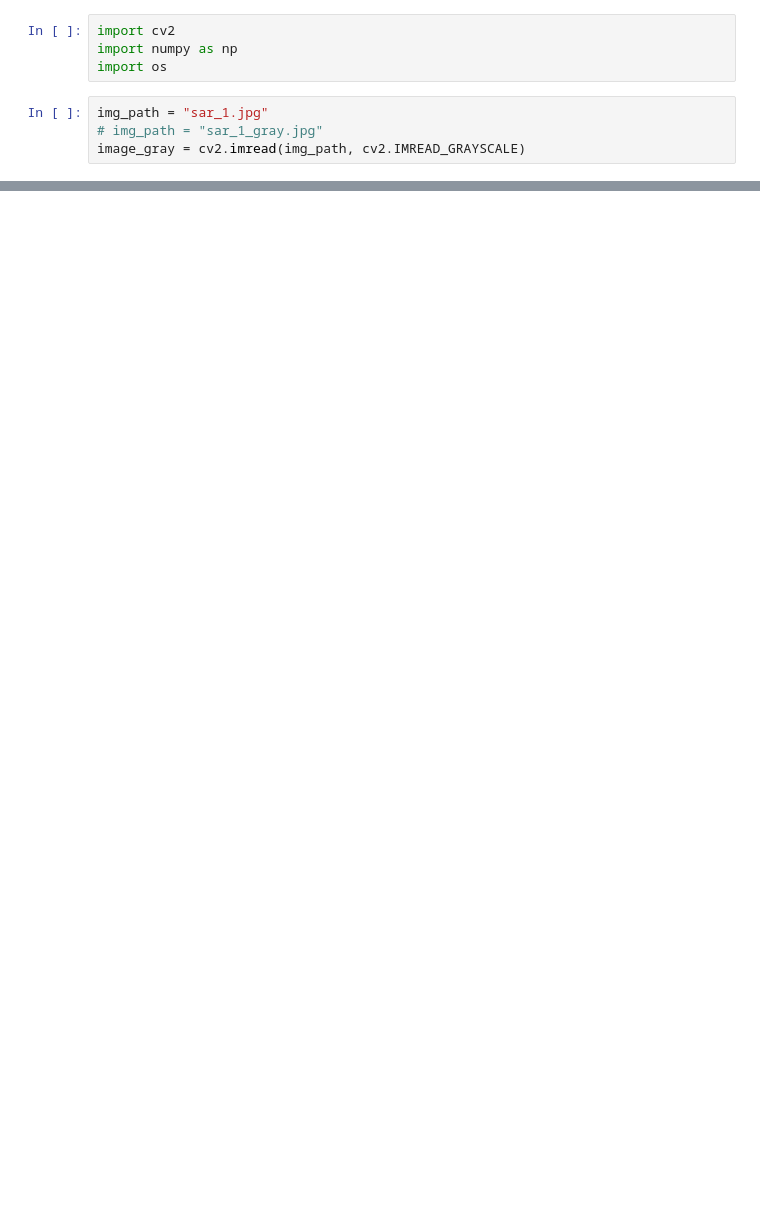
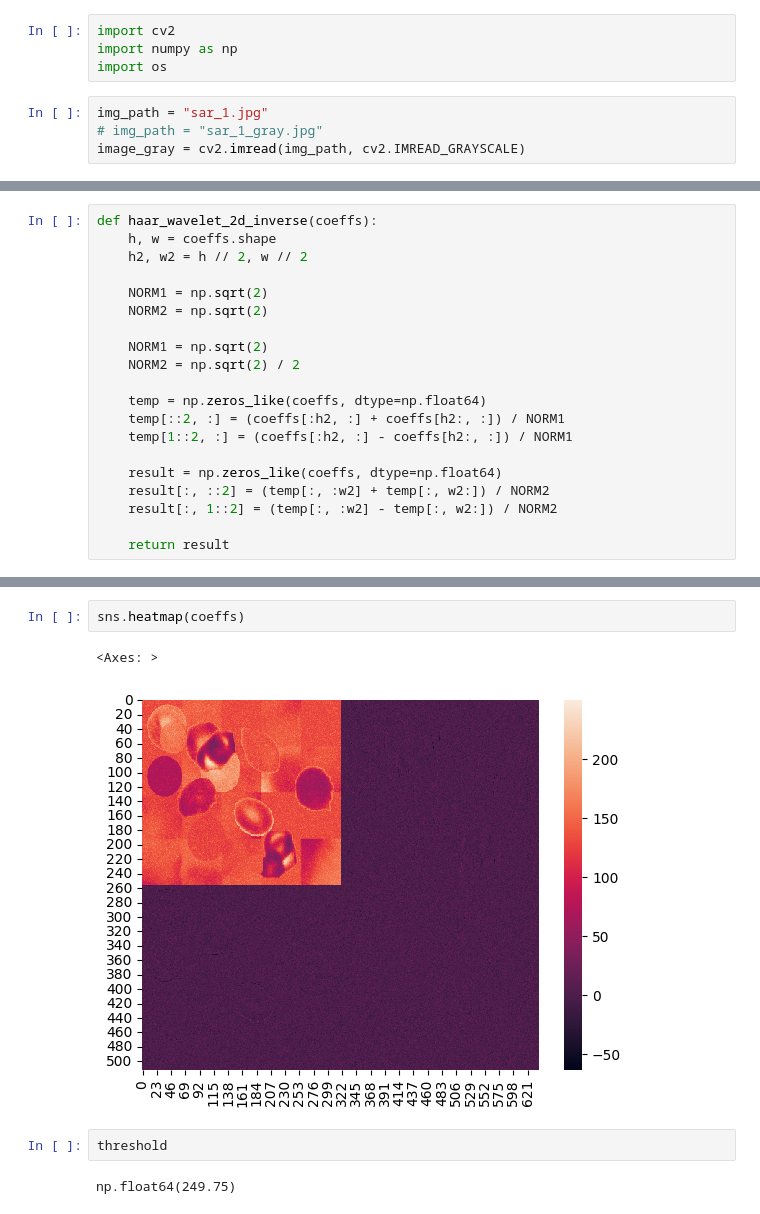
Before and after one commit to AveZorgen/2d-graphics, a Jupyter notebook: haar.ipynb, the cells around one changed output, grey strips where cells are left out. Drawn from its saved outputs; the diff is of its cells as text; blank space fills up the shorter version.

```diff
--- a/haar.ipynb
+++ b/haar.ipynb
@@ -72,0 +91,20 @@ array([[170. , 179. , 133.5, ...,   0. ,   0. ,   0. ],
+# %%
+def haar_wavelet_2d_inverse(coeffs):
+    h, w = coeffs.shape
+    h2, w2 = h // 2, w // 2
+
+    NORM1 = np.sqrt(2)
+    NORM2 = np.sqrt(2)
+
+    NORM1 = np.sqrt(2)
+    NORM2 = np.sqrt(2) / 2
+
+    temp = np.zeros_like(coeffs, dtype=np.float64)
+    temp[::2, :] = (coeffs[:h2, :] + coeffs[h2:, :]) / NORM1
+    temp[1::2, :] = (coeffs[:h2, :] - coeffs[h2:, :]) / NORM1
+
+    result = np.zeros_like(coeffs, dtype=np.float64)
+    result[:, ::2] = (temp[:, :w2] + temp[:, w2:]) / NORM2
+    result[:, 1::2] = (temp[:, :w2] - temp[:, w2:]) / NORM2
+
+    return result
@@ -211,0 +373,9 @@ np.float64(1.524014191061132)
+# %%
+sns.heatmap(coeffs)
+# %% [output]
+<Axes: >
+[figure, added]
+# %%
+threshold
+# %% [output]
+np.float64(249.75)
```
Also changed, not shown: parts of 28 cells of this notebook.
